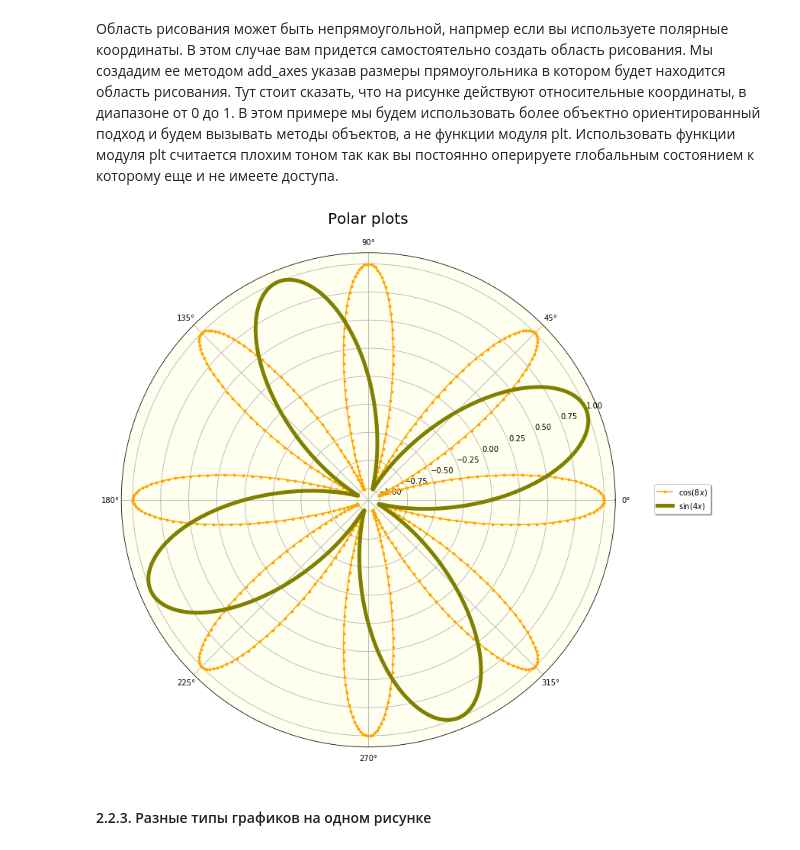
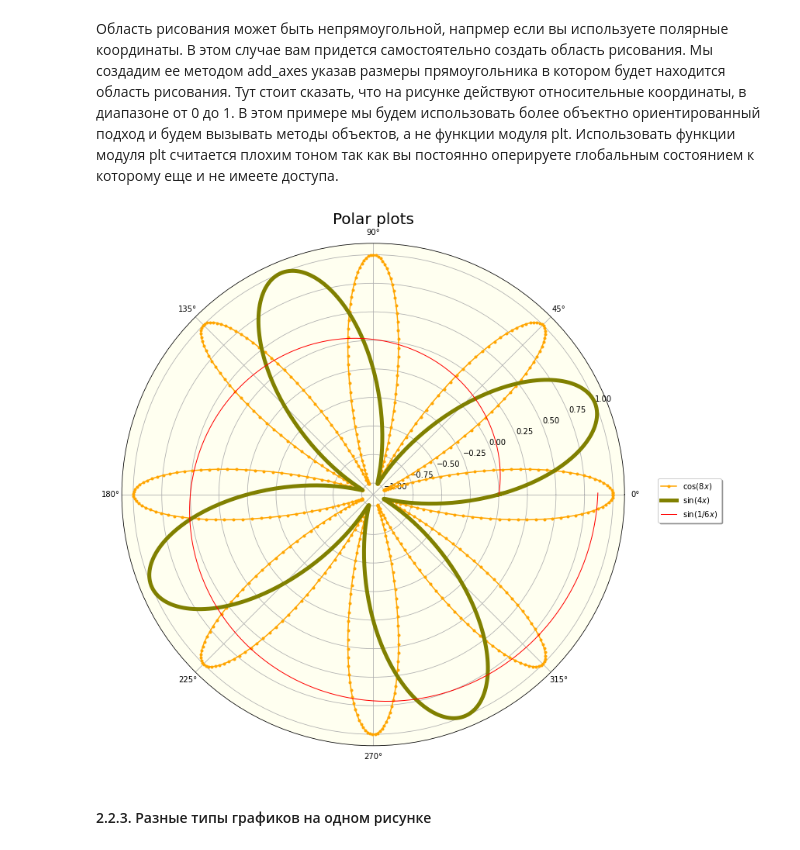
Before and after one commit to salamantos/mipt-python-22spring, a Jupyter notebook: Seminar12/Seminar12.ipynb, the cells around one changed output. Saved outputs shown, nothing was run; the diff lists cells and outputs as text; code cells hidden in the pictures.

```diff
--- a/Seminar12/Seminar12.ipynb
+++ b/Seminar12/Seminar12.ipynb
@@ -424,6 +465,7 @@ step = 0.01
 phi = np.arange(0.0, 2*np.pi + step, step)
 rho1 = np.cos(8 * phi)
 rho2 = np.sin(4 * phi)
+rho3 = np.sin(1/6 * phi)
 
 fig = plt.figure(figsize=(16, 9))
 # Создать область рисования для полярных координат с подложкой цвета слоновой кости :)
@@ -433,34 +475,41 @@ ax = fig.add_axes([0,0,1,1], polar=True, facecolor='ivory')
 
 ax.set_title('Polar plots', fontsize=20)
 
 ax.plot(
     phi, rho1,
     color='orange',
     marker='o',  # Добавить круглые метки в тех точках по которым строилась линия
     markersize=3,  #  Размер меток
     label='$\cos(8x)$'
 )
 
 ax.plot(
     phi, rho2,
     linewidth=5,
     color='olive',
     label='$\sin(4x)$'
 )
 
+ax.plot(
+    phi, rho3,
+    linewidth=1,
+    color='red',
+    label='$\sin(1/6x)$'
+)
+
 # Раз мы указали label, то надо сделать легенду
 ax.legend(
     bbox_to_anchor=(1.2, 0.54),  # кастомное положение легенды
     fancybox=True,
     shadow=True
 )
 
 ax.grid(True)
 
 plt.show()
 del step, phi, rho1, rho2, fig, ax
 # %% [output]
-[figure, old version]
+[figure, new version]
 # %% [markdown]
 #### 2.2.3. Разные типы графиков на одном рисунке
 # %% [markdown]
```
Also changed, not shown: parts of 17 cells of this notebook.
